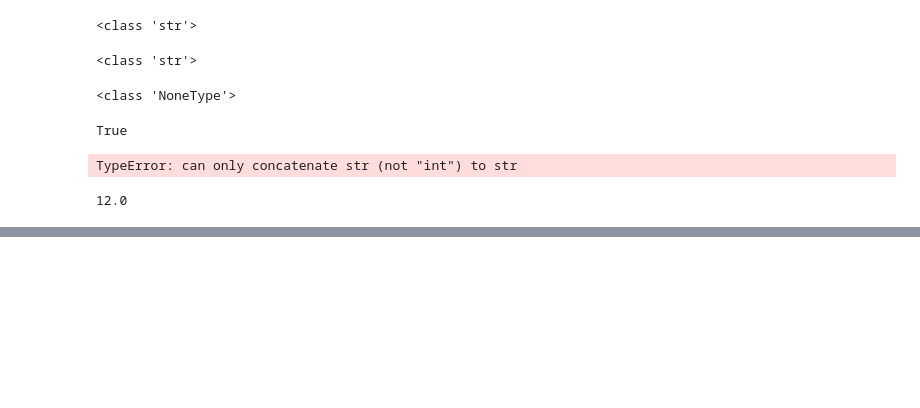
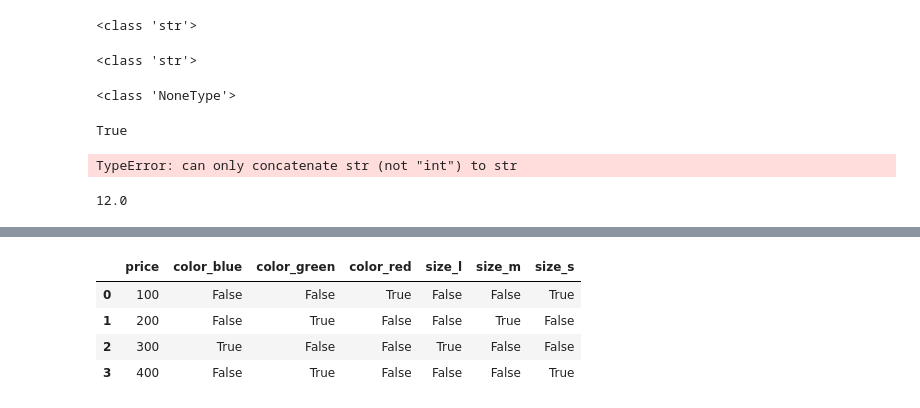
Before and after one commit to vishalshrma6168/ml2, a Jupyter notebook: Untitled.ipynb, the cells around one changed output, grey strips where cells are left out. Cells and saved outputs as stored; diff of their text form; code cells hidden in the pictures; blank space fills up the shorter version.

```diff
--- a/Untitled.ipynb
+++ b/Untitled.ipynb
@@ -127,0 +203,18 @@ print(y)
+# %%
+import pandas as pd
+
+data={
+    'color':['red','green','blue','green'],
+    'size':['s','m','l','s'],
+    'price':[100,200,300,400]
+}
+ab=pd.DataFrame(data)
+
+df_encoded=pd.get_dummies(ab,columns=['color','size'])
+df_encoded
+# %% [output]
+|  | price | color_blue | color_green | color_red | size_l | size_m | size_s |
+| 0 | 100 | False | False | True | False | False | True |
+| 1 | 200 | False | True | False | False | True | False |
+| 2 | 300 | True | False | False | True | False | False |
+| 3 | 400 | False | True | False | False | False | True |
```
Also changed, not shown: parts of 29 cells of this notebook, 3 other files.
